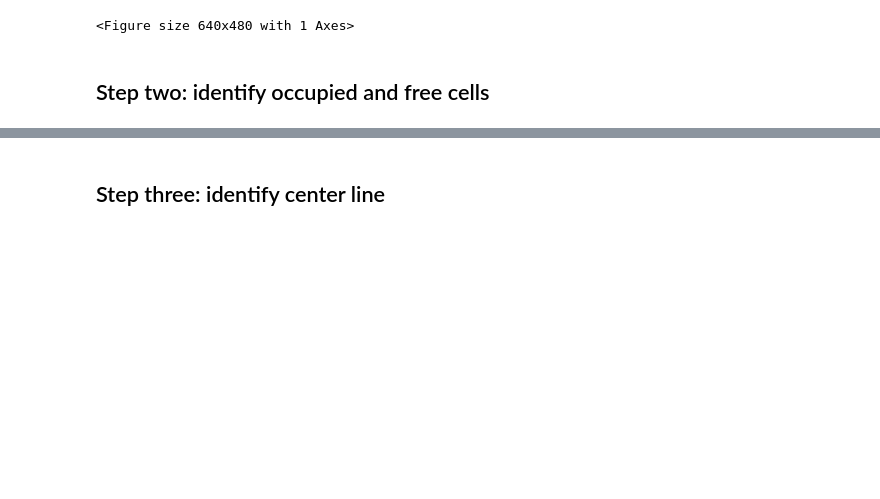
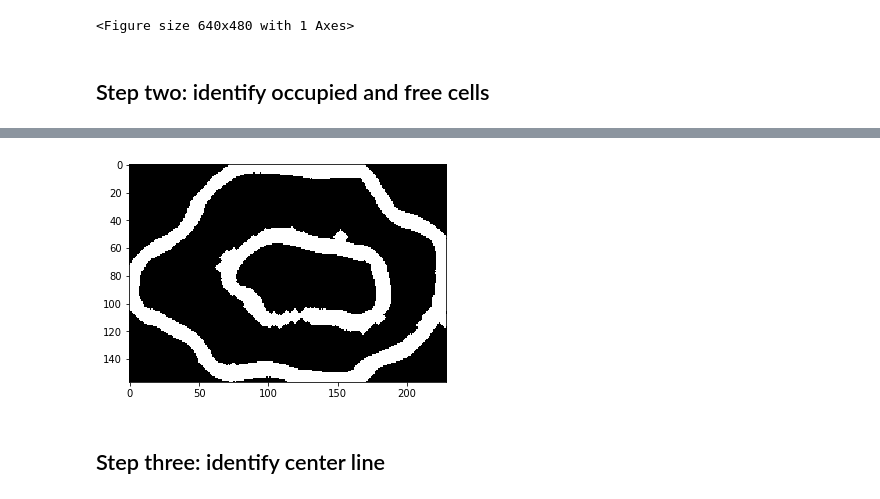
Before and after one commit to KNR-Selfie/selfie_f1tenth, a Jupyter notebook: selfie_map_processing/path_generation.ipynb, the cells around one changed output, grey strips where cells are left out. Saved outputs shown, nothing was run; the diff lists cells and outputs as text; code cells hidden in the pictures; blank space fills up the shorter version.

```diff
--- a/selfie_map_processing/path_generation.ipynb
+++ b/selfie_map_processing/path_generation.ipynb
@@ -51,3 +51,17 @@ plt.show()
+# %%
+from skimage.morphology import binary_dilation
+
+occupied_trim = occupied[ystart:ystop, xstart:xstop]
+
+for x in range(5):
+    occupied_trim = binary_dilation(occupied_trim)
+
+free_trim = free_trim & (~occupied_trim)
+
+plt.imshow(occupied_trim, cmap='gray')
+plt.show()
+# %% [output]
+[figure, added]
 # %% [markdown]
 ## Step three: identify center line
 # %%
```
Also changed, not shown: parts of 13 cells of this notebook.
